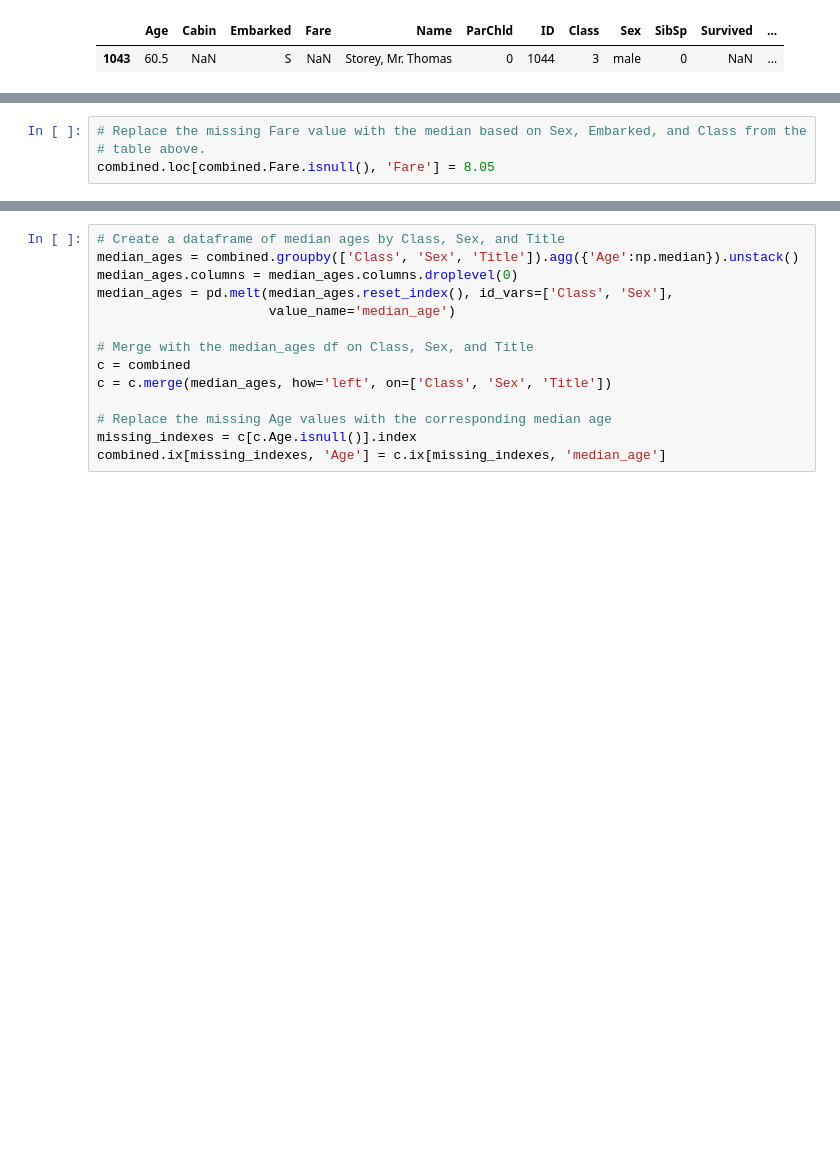
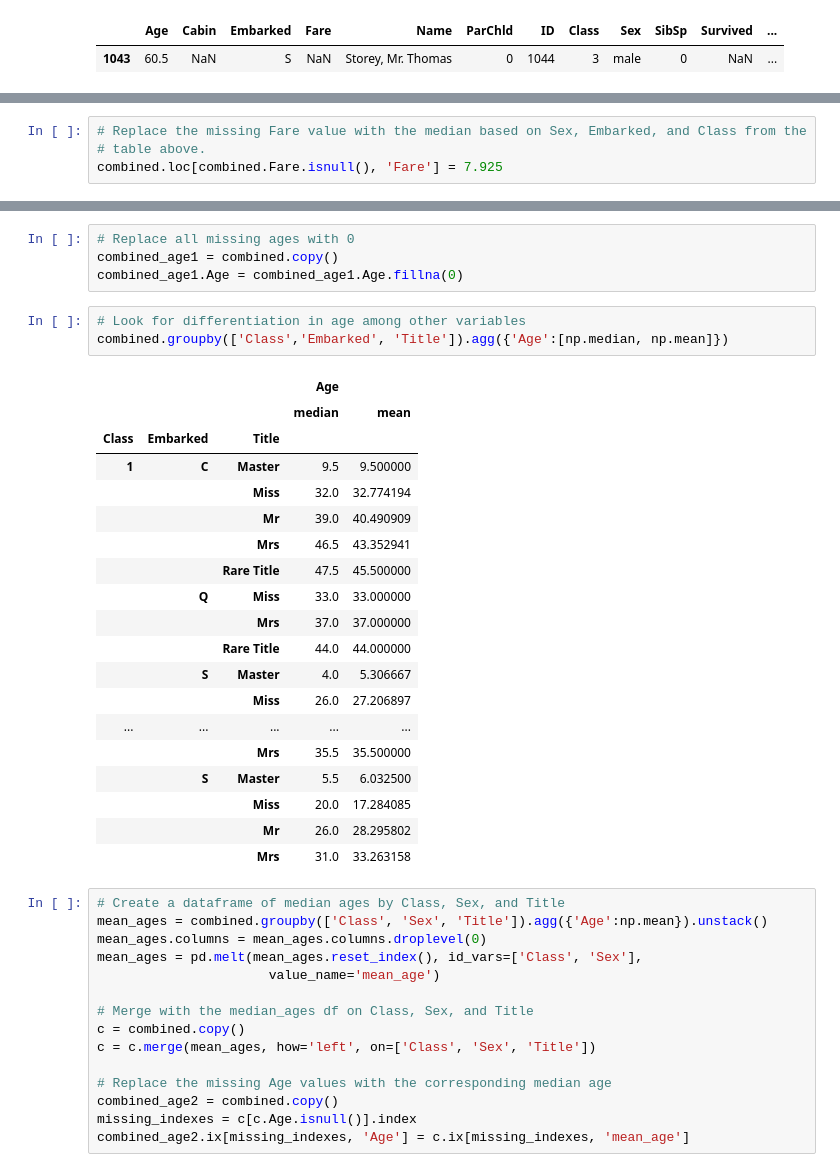
Before and after one commit to brandoncgay/Kaggle_Titanic, a Jupyter notebook: TitanicSurvival.ipynb, the cells around one changed output, grey strips where cells are left out. Drawn from its saved outputs; the diff is of its cells as text; blank space fills up the shorter version.

```diff
--- a/TitanicSurvival.ipynb
+++ b/TitanicSurvival.ipynb
@@ -175,4 +208,4 @@ The distribution above shows that the mean sould skew a little high so the media
 # %%
 # Replace the missing Fare value with the median based on Sex, Embarked, and Class from the
 # table above.
-combined.loc[combined.Fare.isnull(), 'Fare'] = 8.05
+combined.loc[combined.Fare.isnull(), 'Fare'] = 7.925
@@ -231,17 +216,45 @@ combined.groupby(['Sex', 'Title']).size().unstack().fillna(0).plot(kind='bar')
+# %%
+# Replace all missing ages with 0
+combined_age1 = combined.copy()
+combined_age1.Age = combined_age1.Age.fillna(0)
+# %%
+# Look for differentiation in age among other variables
+combined.groupby(['Class','Embarked', 'Title']).agg({'Age':[np.median, np.mean]})
+# %% [output]
+|  |  |  | Age |  |
+|  |  |  | median | mean |
+| Class | Embarked | Title |  |  |
+| 1 | C | Master | 9.5 | 9.500000 |
+|  |  | Miss | 32.0 | 32.774194 |
+|  |  | Mr | 39.0 | 40.490909 |
+|  |  | Mrs | 46.5 | 43.352941 |
+|  |  | Rare Title | 47.5 | 45.500000 |
+|  | Q | Miss | 33.0 | 33.000000 |
+|  |  | Mrs | 37.0 | 37.000000 |
+|  |  | Rare Title | 44.0 | 44.000000 |
+|  | S | Master | 4.0 | 5.306667 |
+|  |  | Miss | 26.0 | 27.206897 |
+| ... | ... | ... | ... | ... |
+|  |  | Mrs | 35.5 | 35.500000 |
+|  | S | Master | 5.5 | 6.032500 |
+|  |  | Miss | 20.0 | 17.284085 |
+|  |  | Mr | 26.0 | 28.295802 |
+|  |  | Mrs | 31.0 | 33.263158 |
 # %%
 # Create a dataframe of median ages by Class, Sex, and Title
-median_ages = combined.groupby(['Class', 'Sex', 'Title']).agg({'Age':np.median}).unstack()
-median_ages.columns = median_ages.columns.droplevel(0)
-median_ages = pd.melt(median_ages.reset_index(), id_vars=['Class', 'Sex'],
-                      value_name='median_age')
+mean_ages = combined.groupby(['Class', 'Sex', 'Title']).agg({'Age':np.mean}).unstack()
+mean_ages.columns = mean_ages.columns.droplevel(0)
+mean_ages = pd.melt(mean_ages.reset_index(), id_vars=['Class', 'Sex'],
+                      value_name='mean_age')
 
 # Merge with the median_ages df on Class, Sex, and Title
-c = combined
-c = c.merge(median_ages, how='left', on=['Class', 'Sex', 'Title'])
+c = combined.copy()
+c = c.merge(mean_ages, how='left', on=['Class', 'Sex', 'Title'])
 
 # Replace the missing Age values with the corresponding median age
+combined_age2 = combined.copy()
 missing_indexes = c[c.Age.isnull()].index
-combined.ix[missing_indexes, 'Age'] = c.ix[missing_indexes, 'median_age']
+combined_age2.ix[missing_indexes, 'Age'] = c.ix[missing_indexes, 'mean_age']
 # %%
 from sklearn.preprocessing import LabelEncoder
 from sklearn.ensemble import RandomForestClassifier
```
Also changed, not shown: parts of 25 cells of this notebook, 1 other file.
